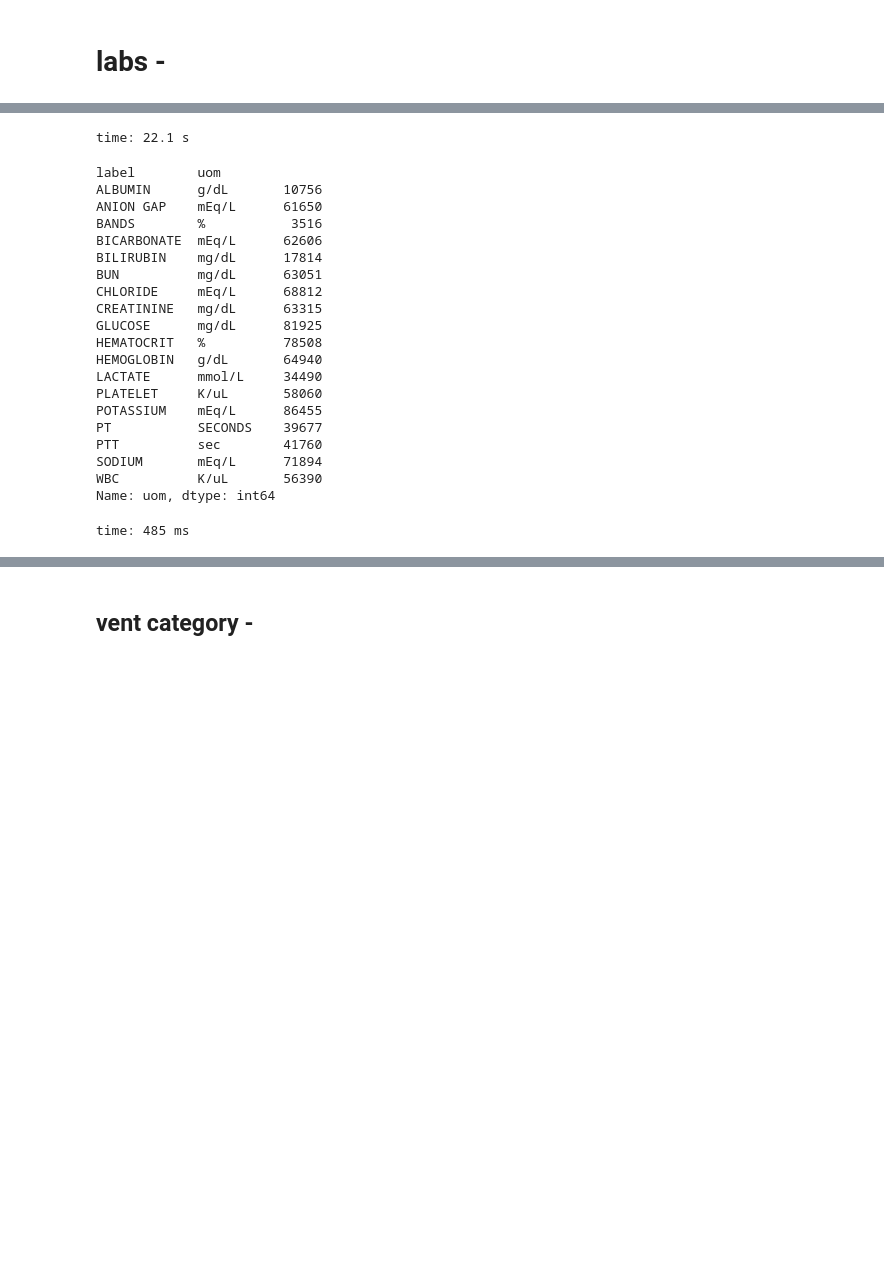
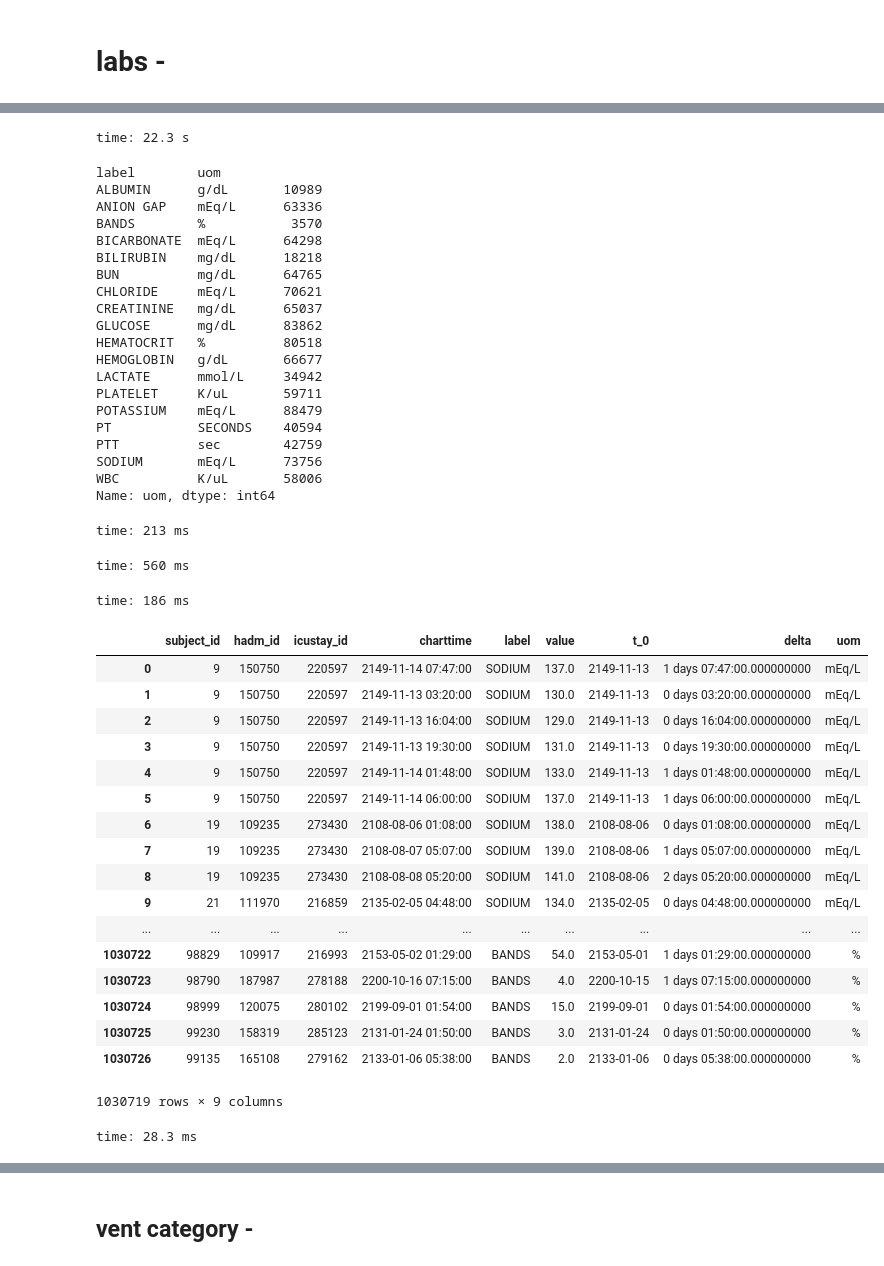
Before and after one commit to kellylinyingxin/mimiciii-antibiotics-modeling, a Jupyter notebook: notebooks/03.1-clinical_variable_prep.ipynb, the cells around one changed output, grey strips where cells are left out. Cells and saved outputs as stored; diff of their text form; code cells hidden in the pictures; blank space fills up the shorter version.

```diff
--- a/notebooks/03.1-clinical_variable_prep.ipynb
+++ b/notebooks/03.1-clinical_variable_prep.ipynb
@@ -307,33 +443,37 @@ time: 7.04 ms
 # %%
 lab_uom= uom_sql_import(Path(wd+'/data/raw/clinical_var_sql/unit_of_mesurement/labs_uom.sql'))
 labs_all_nosummary_72 = pd.merge(labs_all_nosummary_72, lab_uom, left_on='label', right_on='label')
+
+
 del(lab_uom)
+labs_all_nosummary_72= labs_all_nosummary_72.rename(
+    columns={'valuenum':'value'}) #changing valuenum to value
 # %% [output]
-time: 22.1 s
+time: 22.3 s
 # %%
 labs_all_nosummary_72.groupby('label')['uom'].value_counts() #looks good
 # %% [output]
 label        uom
-ALBUMIN      g/dL       10756
-ANION GAP    mEq/L      61650
-BANDS        %           3516
-BICARBONATE  mEq/L      62606
-BILIRUBIN    mg/dL      17814
-BUN          mg/dL      63051
-CHLORIDE     mEq/L      68812
-CREATININE   mg/dL      63315
-GLUCOSE      mg/dL      81925
-HEMATOCRIT   %          78508
-HEMOGLOBIN   g/dL       64940
-LACTATE      mmol/L     34490
-PLATELET     K/uL       58060
-POTASSIUM    mEq/L      86455
-PT           SECONDS    39677
-PTT          sec        41760
-SODIUM       mEq/L      71894
-WBC          K/uL       56390
+ALBUMIN      g/dL       10989
+ANION GAP    mEq/L      63336
+BANDS        %           3570
+BICARBONATE  mEq/L      64298
+BILIRUBIN    mg/dL      18218
+BUN          mg/dL      64765
+CHLORIDE     mEq/L      70621
+CREATININE   mg/dL      65037
+GLUCOSE      mg/dL      83862
+HEMATOCRIT   %          80518
+HEMOGLOBIN   g/dL       66677
+LACTATE      mmol/L     34942
+PLATELET     K/uL       59711
+POTASSIUM    mEq/L      88479
+PT           SECONDS    40594
+PTT          sec        42759
+SODIUM       mEq/L      73756
+WBC          K/uL       58006
 Name: uom, dtype: int64
-time: 485 ms
+time: 213 ms
 # %%
 #outliers
 # %%
@@ -372,4 +512,32 @@ time: 485 ms
     (labs_all_nosummary_72.loc[:,'icustay_id']==290264) &
     (labs_all_nosummary_72.loc[:,'label']=='INR')
     & (labs_all_nosummary_72.loc[:,'value']==22.8),'value'])=np.nan
+# %% [output]
+time: 560 ms
+# %%
+labs_all_nosummary_72= labs_all_nosummary_72.loc[labs_all_nosummary_72.loc[:,'value'].notnull(),:]
+# %% [output]
+time: 186 ms
+# %%
+labs_all_nosummary_72
+# %% [output]
+|  | subject_id | hadm_id | icustay_id | charttime | label | value | t_0 | delta | uom |
+| 0 | 9 | 150750 | 220597 | 2149-11-14 07:47:00 | SODIUM | 137.0 | 2149-11-13 | 1 days 07:47:00.000000000 | mEq/L |
+| 1 | 9 | 150750 | 220597 | 2149-11-13 03:20:00 | SODIUM | 130.0 | 2149-11-13 | 0 days 03:20:00.000000000 | mEq/L |
+| 2 | 9 | 150750 | 220597 | 2149-11-13 16:04:00 | SODIUM | 129.0 | 2149-11-13 | 0 days 16:04:00.000000000 | mEq/L |
+| 3 | 9 | 150750 | 220597 | 2149-11-13 19:30:00 | SODIUM | 131.0 | 2149-11-13 | 0 days 19:30:00.000000000 | mEq/L |
+| 4 | 9 | 150750 | 220597 | 2149-11-14 01:48:00 | SODIUM | 133.0 | 2149-11-13 | 1 days 01:48:00.000000000 | mEq/L |
+| 5 | 9 | 150750 | 220597 | 2149-11-14 06:00:00 | SODIUM | 137.0 | 2149-11-13 | 1 days 06:00:00.000000000 | mEq/L |
+| 6 | 19 | 109235 | 273430 | 2108-08-06 01:08:00 | SODIUM | 138.0 | 2108-08-06 | 0 days 01:08:00.000000000 | mEq/L |
+| 7 | 19 | 109235 | 273430 | 2108-08-07 05:07:00 | SODIUM | 139.0 | 2108-08-06 | 1 days 05:07:00.000000000 | mEq/L |
+| 8 | 19 | 109235 | 273430 | 2108-08-08 05:20:00 | SODIUM | 141.0 | 2108-08-06 | 2 days 05:20:00.000000000 | mEq/L |
+| 9 | 21 | 111970 | 216859 | 2135-02-05 04:48:00 | SODIUM | 134.0 | 2135-02-05 | 0 days 04:48:00.000000000 | mEq/L |
+| ... | ... | ... | ... | ... | ... | ... | ... | ... | ... |
+| 1030722 | 98829 | 109917 | 216993 | 2153-05-02 01:29:00 | BANDS | 54.0 | 2153-05-01 | 1 days 01:29:00.000000000 | % |
+| 1030723 | 98790 | 187987 | 278188 | 2200-10-16 07:15:00 | BANDS | 4.0 | 2200-10-15 | 1 days 07:15:00.000000000 | % |
+| 1030724 | 98999 | 120075 | 280102 | 2199-09-01 01:54:00 | BANDS | 15.0 | 2199-09-01 | 0 days 01:54:00.000000000 | % |
+| 1030725 | 99230 | 158319 | 285123 | 2131-01-24 01:50:00 | BANDS | 3.0 | 2131-01-24 | 0 days 01:50:00.000000000 | % |
+| 1030726 | 99135 | 165108 | 279162 | 2133-01-06 05:38:00 | BANDS | 2.0 | 2133-01-06 | 0 days 05:38:00.000000000 | % |
+1030719 rows × 9 columns
+time: 28.3 ms
 # %%
```
Also changed, not shown: parts of 90 cells of this notebook.
